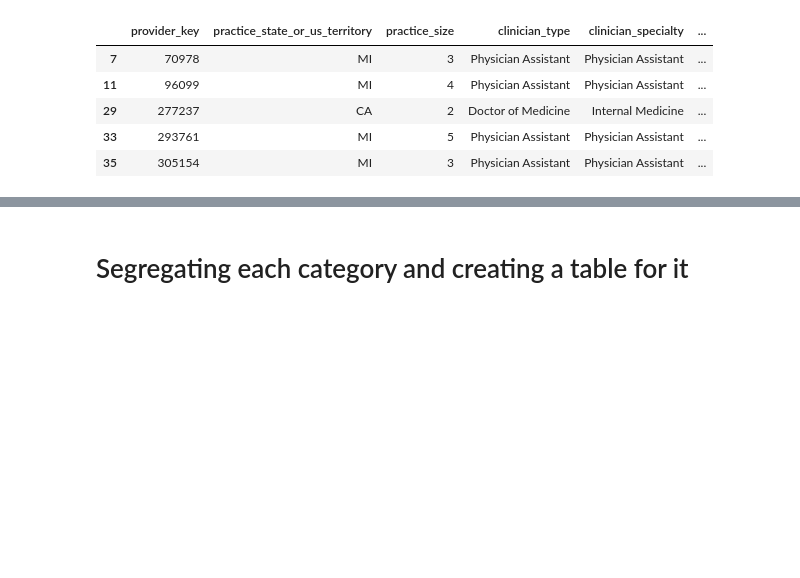
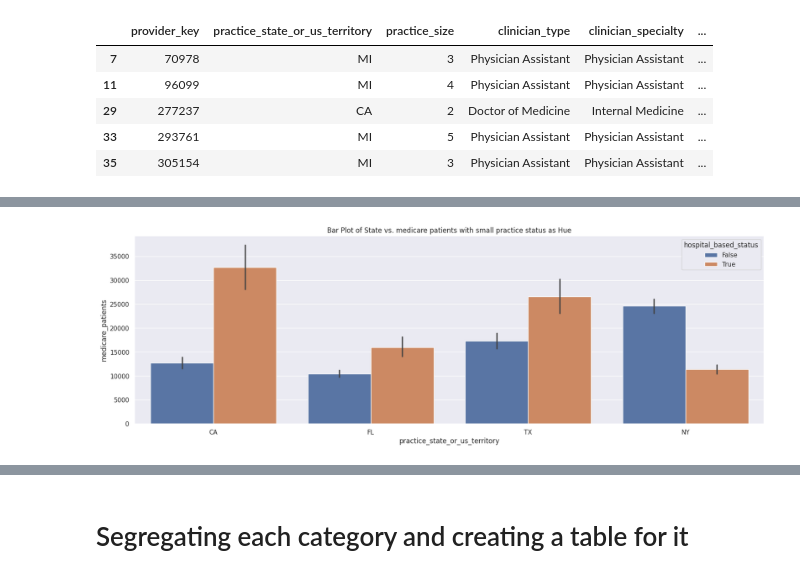
Before and after one commit to dansarmiento/ColaboratoryNotebooks, a Jupyter notebook: MIPS_National_Analysis.ipynb, the cells around one changed output, grey strips where cells are left out. Saved outputs shown, nothing was run; the diff lists cells and outputs as text; code cells hidden in the pictures; blank space fills up the shorter version.

```diff
--- a/MIPS_National_Analysis.ipynb
+++ b/MIPS_National_Analysis.ipynb
@@ -101,4 +122,15 @@ plt.show()
 # %%
-sns.boxplot(x='Category1', y='Value', hue='Category2', data=df)
-plt.title('Box Plot of Category1 vs. Value with Category2 as Hue')
+'''
+ 'ambulatory_surgical_center_based_status',
+ 'hospital_based_status',
+ 'non_patient_facing_status',
+ 'facility_based_status',
+ 'safety_net_status',
+ 'extreme_uncontrollable_circumstance_euc'
+ '''
+# Bar Plot with Hue
+sns.barplot(x='practice_state_or_us_territory', y='medicare_patients', hue='hospital_based_status', data=clinician_df)
+plt.title('Bar Plot of State vs. medicare patients with small practice status as Hue')
 plt.show()
+# %% [output]
+[figure, added]
```
Also changed, not shown: parts of 7 cells of this notebook.
